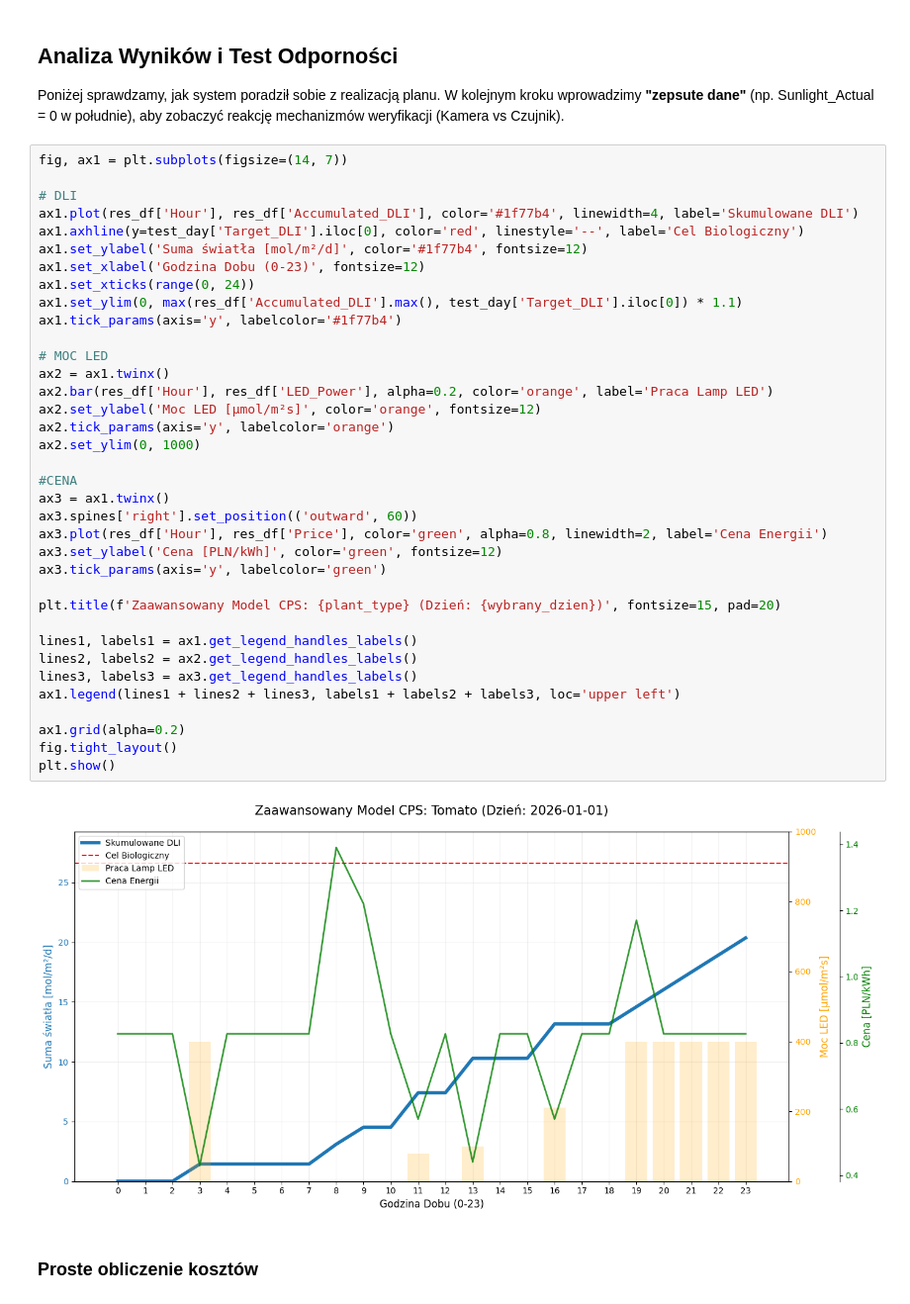
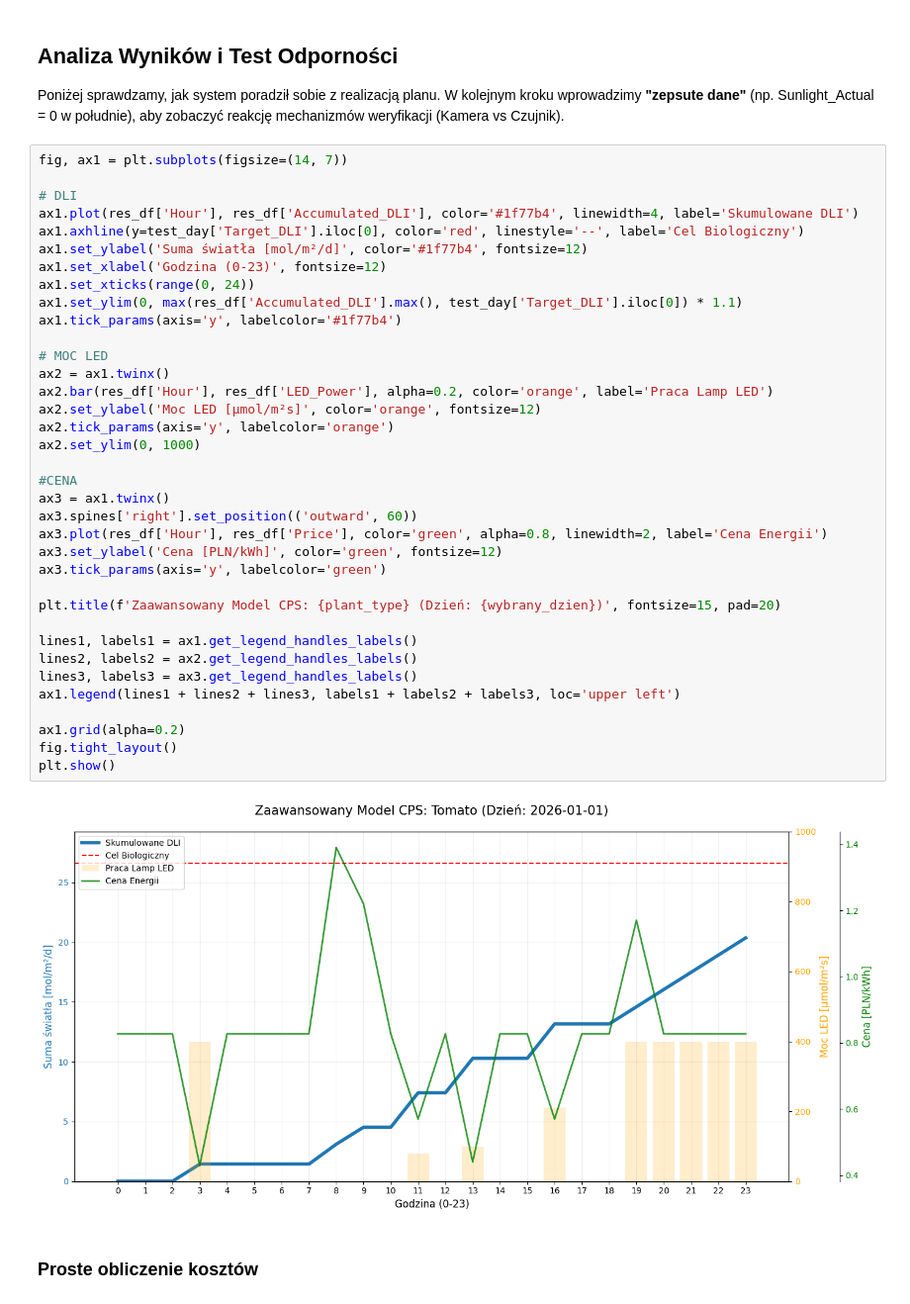
Before and after one commit to jfx21/cps-plant, a Jupyter notebook: notebooks/plant_handling_model.ipynb, the cells around one changed output. Shown at 99% size. Cells and saved outputs as stored; diff of their text form.

```diff
--- a/notebooks/plant_handling_model.ipynb
+++ b/notebooks/plant_handling_model.ipynb
@@ -102,37 +102,37 @@ fig, ax1 = plt.subplots(figsize=(14, 7))
 ax1.plot(res_df['Hour'], res_df['Accumulated_DLI'], color='#1f77b4', linewidth=4, label='Skumulowane DLI')
 ax1.axhline(y=test_day['Target_DLI'].iloc[0], color='red', linestyle='--', label='Cel Biologiczny')
 ax1.set_ylabel('Suma światła [mol/m²/d]', color='#1f77b4', fontsize=12)
-ax1.set_xlabel('Godzina Dobu (0-23)', fontsize=12)
+ax1.set_xlabel('Godzina (0-23)', fontsize=12)
 ax1.set_xticks(range(0, 24))
 ax1.set_ylim(0, max(res_df['Accumulated_DLI'].max(), test_day['Target_DLI'].iloc[0]) * 1.1)
 ax1.tick_params(axis='y', labelcolor='#1f77b4')
 
 # MOC LED
 ax2 = ax1.twinx()
 ax2.bar(res_df['Hour'], res_df['LED_Power'], alpha=0.2, color='orange', label='Praca Lamp LED')
 ax2.set_ylabel('Moc LED [µmol/m²s]', color='orange', fontsize=12)
 ax2.tick_params(axis='y', labelcolor='orange')
 ax2.set_ylim(0, 1000)
 
 #CENA
 ax3 = ax1.twinx()
 ax3.spines['right'].set_position(('outward', 60))
 ax3.plot(res_df['Hour'], res_df['Price'], color='green', alpha=0.8, linewidth=2, label='Cena Energii')
 ax3.set_ylabel('Cena [PLN/kWh]', color='green', fontsize=12)
 ax3.tick_params(axis='y', labelcolor='green')
 
 plt.title(f'Zaawansowany Model CPS: {plant_type} (Dzień: {wybrany_dzien})', fontsize=15, pad=20)
 
 lines1, labels1 = ax1.get_legend_handles_labels()
 lines2, labels2 = ax2.get_legend_handles_labels()
 lines3, labels3 = ax3.get_legend_handles_labels()
 ax1.legend(lines1 + lines2 + lines3, labels1 + labels2 + labels3, loc='upper left')
 
 ax1.grid(alpha=0.2)
 fig.tight_layout()
 plt.show()
 # %% [output]
-[figure, old version]
+[figure, new version]
 # %% [markdown]
 ### Proste obliczenie kosztów
 # %%
```
Also changed, not shown: parts of 9 cells of this notebook.
